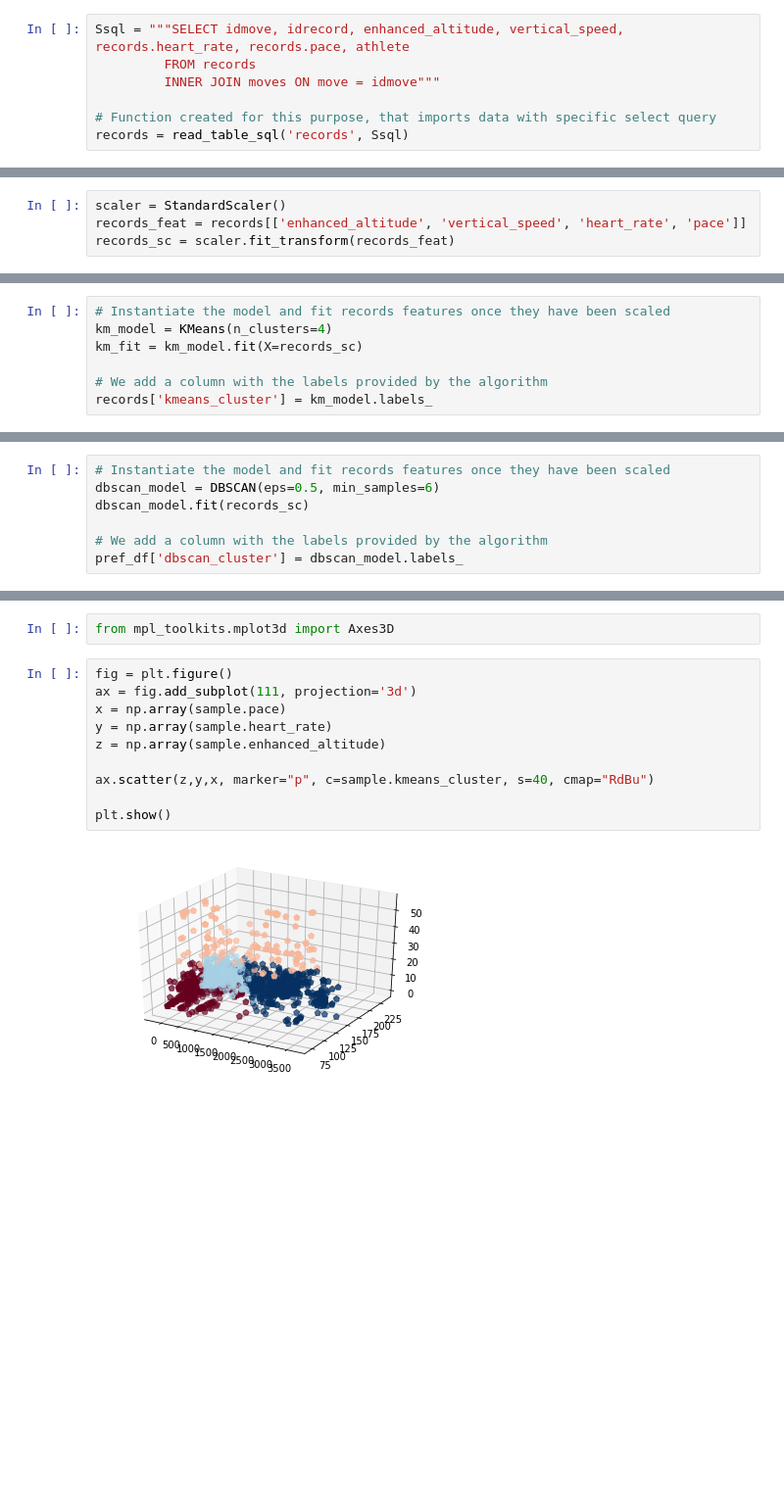
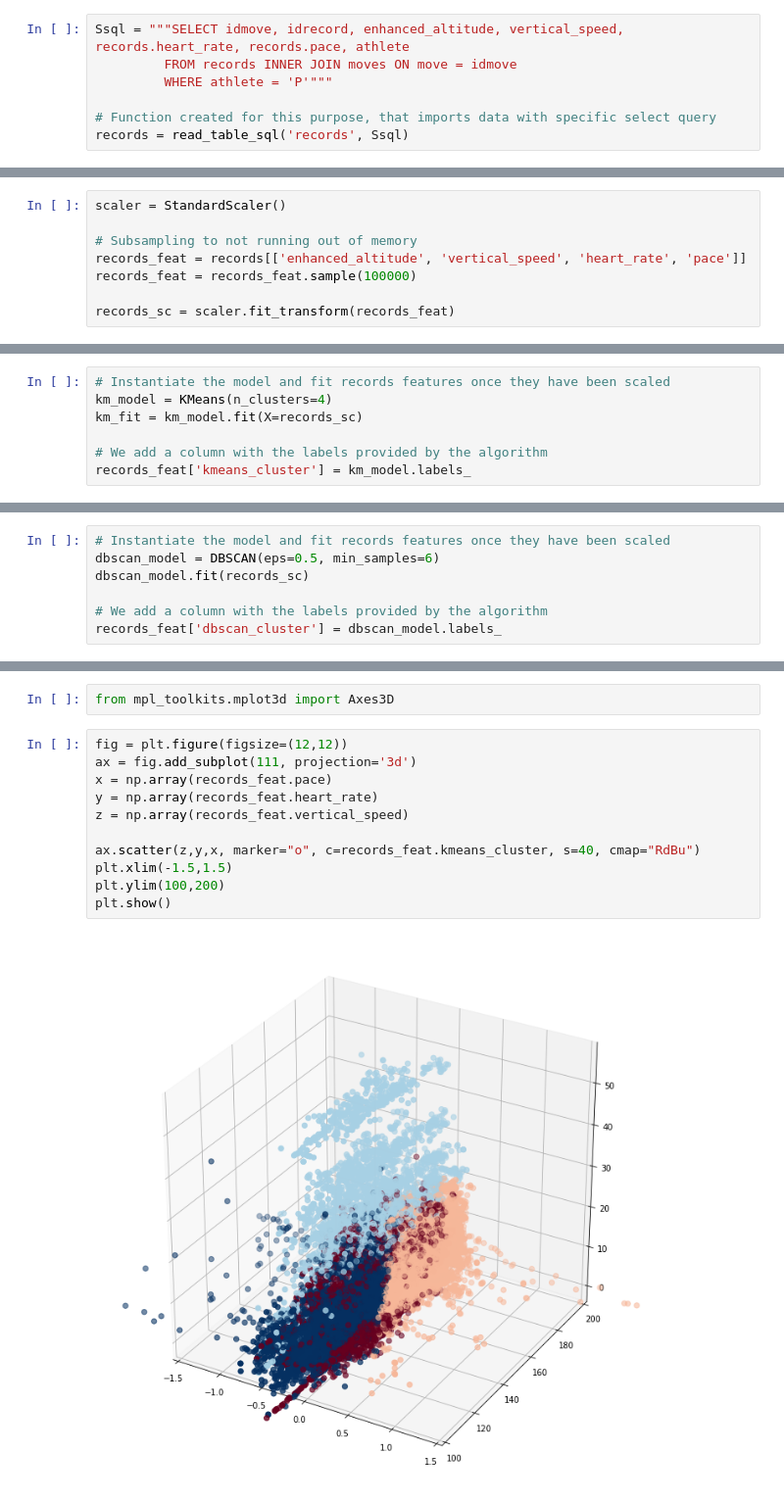
Before and after one commit to pausampietro/run_perfomance, a Jupyter notebook: 3. Data Clustering.ipynb, the cells around one changed output, grey strips where cells are left out. Shown at 98% size. Drawn from its saved outputs; the diff is of its cells as text; blank space fills up the shorter version.

```diff
--- a/3. Data Clustering.ipynb
+++ b/3. Data Clustering.ipynb
@@ -21,7 +21,7 @@ To work on this part, we only import the relevant and not redundant columns of t
 # %%
 Ssql = """SELECT idmove, idrecord, enhanced_altitude, vertical_speed, records.heart_rate, records.pace, athlete
-         FROM records
-         INNER JOIN moves ON move = idmove"""
+         FROM records INNER JOIN moves ON move = idmove
+         WHERE athlete = 'P'"""
 
 # Function created for this purpose, that imports data with specific select query
 records = read_table_sql('records', Ssql)
@@ -42,7 +42,11 @@ One problem with the dataset is the value ranges are remarkably different across
 from sklearn.preprocessing import StandardScaler
 # %%
 scaler = StandardScaler()
+
+# Subsampling to not running out of memory
 records_feat = records[['enhanced_altitude', 'vertical_speed', 'heart_rate', 'pace']]
+records_feat = records_feat.sample(100000)
+
 records_sc = scaler.fit_transform(records_feat)
 # %%
 pd.DataFrame(records_sc).head()
@@ -63,5 +67,5 @@ km_model = KMeans(n_clusters=4)
 km_fit = km_model.fit(X=records_sc)
 
 # We add a column with the labels provided by the algorithm
-records['kmeans_cluster'] = km_model.labels_
+records_feat['kmeans_cluster'] = km_model.labels_
 # %%
@@ -82,5 +86,5 @@ dbscan_model = DBSCAN(eps=0.5, min_samples=6)
 dbscan_model.fit(records_sc)
 
 # We add a column with the labels provided by the algorithm
-pref_df['dbscan_cluster'] = dbscan_model.labels_
+records_feat['dbscan_cluster'] = dbscan_model.labels_
 # %%
@@ -115,14 +127,15 @@ sns.scatterplot(x='pace',y='vertical_speed',data=sample ,hue='kmeans_cluster',pa
 # %%
 from mpl_toolkits.mplot3d import Axes3D
 # %%
-fig = plt.figure()
+fig = plt.figure(figsize=(12,12))
 ax = fig.add_subplot(111, projection='3d')
-x = np.array(sample.pace)
-y = np.array(sample.heart_rate)
-z = np.array(sample.enhanced_altitude)
+x = np.array(records_feat.pace)
+y = np.array(records_feat.heart_rate)
+z = np.array(records_feat.vertical_speed)
 
-ax.scatter(z,y,x, marker="p", c=sample.kmeans_cluster, s=40, cmap="RdBu")
-
+ax.scatter(z,y,x, marker="o", c=records_feat.kmeans_cluster, s=40, cmap="RdBu")
+plt.xlim(-1.5,1.5)
+plt.ylim(100,200)
 plt.show()
 # %% [output]
-[figure, old version]
+[figure, new version]
```
Also changed, not shown: parts of 10 cells of this notebook.
